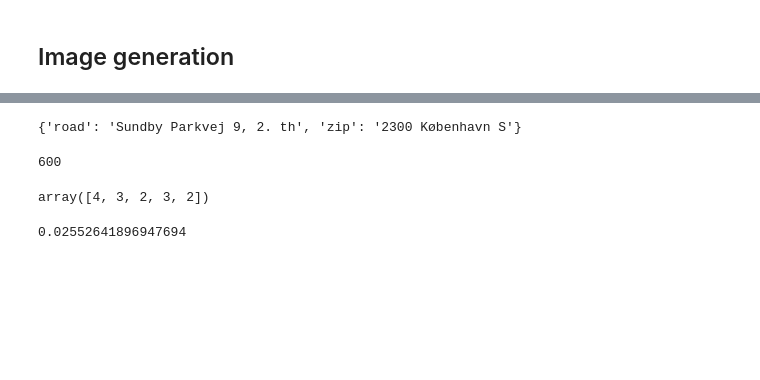
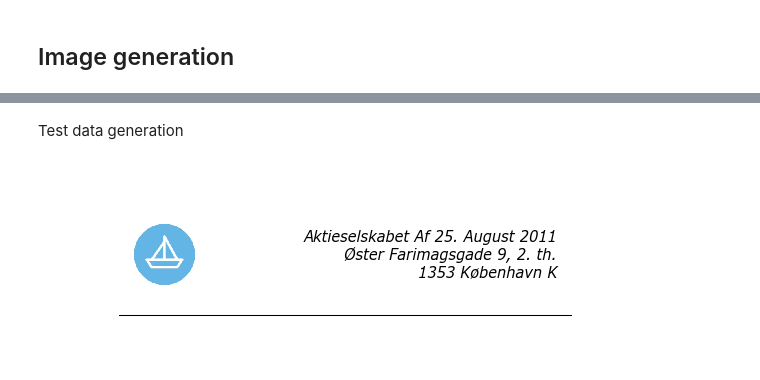
Before and after one commit to AKLLaursen/super_resolution, a Jupyter notebook: notebooks/data_preparation.ipynb, the cells around one changed output, grey strips where cells are left out. Saved outputs shown, nothing was run; the diff lists cells and outputs as text; code cells hidden in the pictures; blank space fills up the shorter version.

```diff
--- a/notebooks/data_preparation.ipynb
+++ b/notebooks/data_preparation.ipynb
@@ -262,17 +128,15 @@ addr_list[34647]
-# %%
-addr_const(json_addr[245])
-# %% [output]
-{'road': 'Sundby Parkvej 9, 2. th', 'zip': '2300 København S'}
-# %%
-
-150*4
-# %% [output]
-600
-# %%
-np.random.choice([1,2,3,4])
-# %% [output]
-array([4, 3, 2, 3, 2])
-# %%
-np.random.rand()
-# %% [output]
-0.02552641896947694
+# %% [markdown]
+Test data generation
+# %%
+# Construct
+addr = AddressGenerator(companies_path = PATH + '/data/company_list.pkl',
+                        addresses_path = PATH + '/data/address_list.pkl',
+                        logos_path = PATH + '/data/logos.pkl')
+
+# Generate
+addr.generate_header(1)
+
+# Visualize
+Image.fromarray(addr.headers_hr[0])
+# %% [output]
+[figure, added]
```
Also changed, not shown: parts of 22 cells of this notebook, 7 other files.
